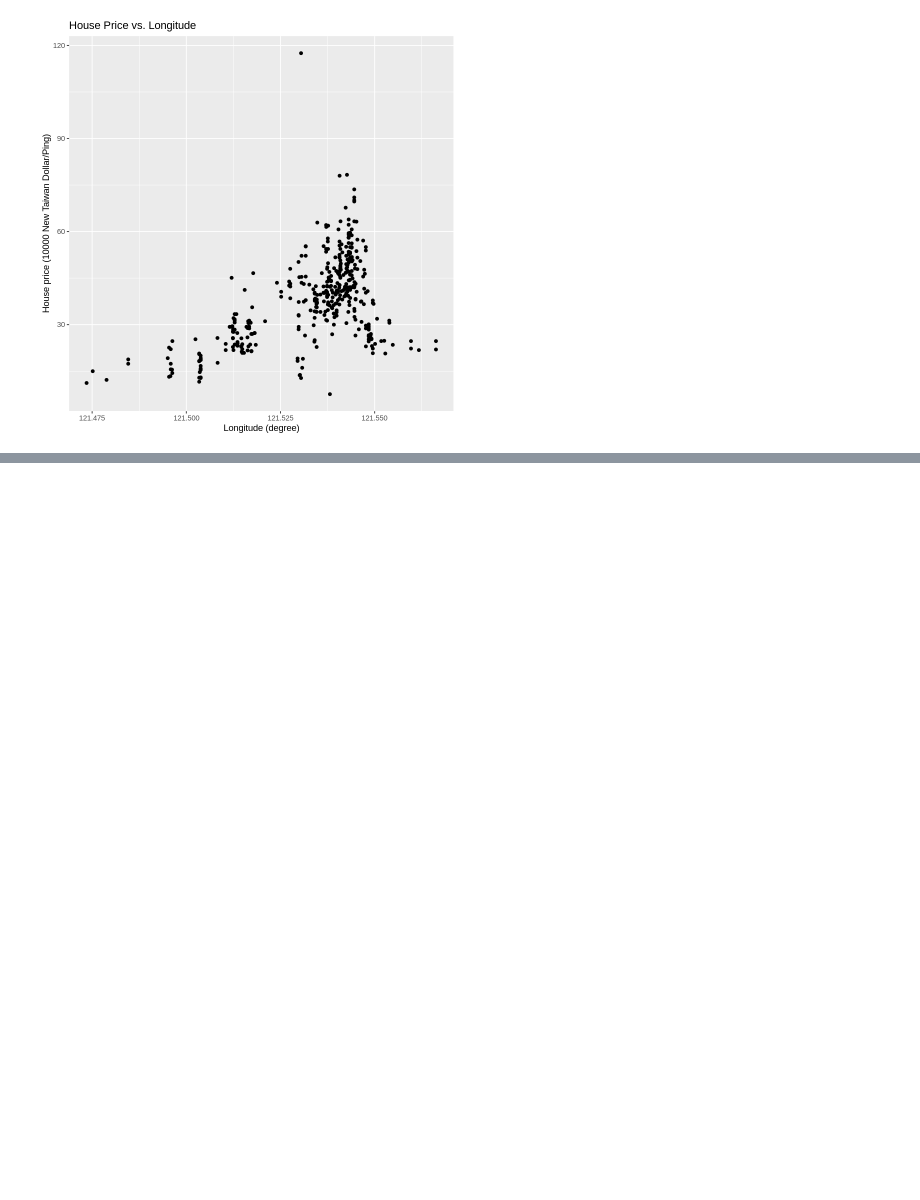
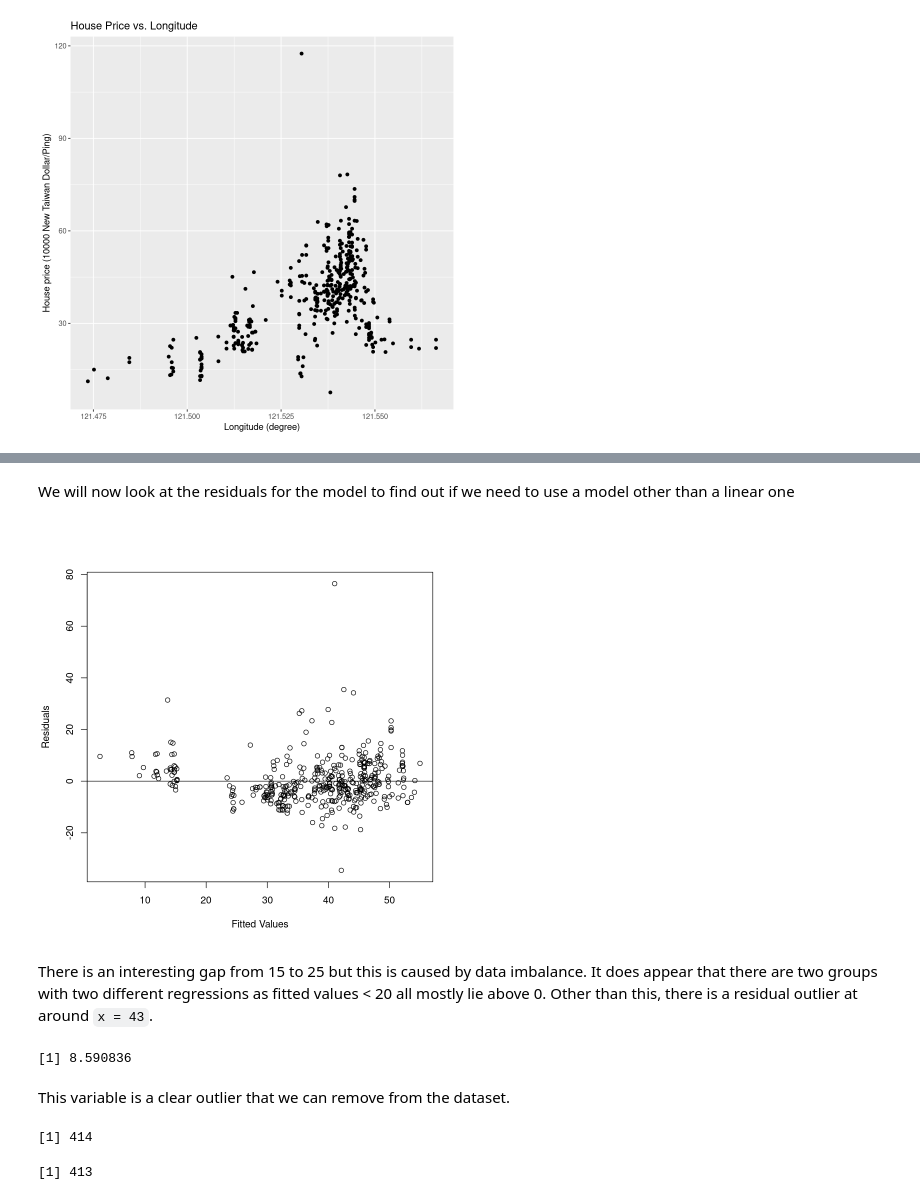
Before and after one commit to KolCrooks/stat306_project, a Jupyter notebook: Project.ipynb, the cells around one changed output, grey strips where cells are left out. Cells and saved outputs as stored; diff of their text form; code cells hidden in the pictures; blank space fills up the shorter version.

Commit message:
did regressions

```diff
--- a/Project.ipynb
+++ b/Project.ipynb
@@ -156,0 +156,4 @@ A matrix: 7 × 7 of type dbl
+# %%
+reg <- lm(house_price ~ house_age + nearest_station + num_convenience + lat + lon, data = real_estate)
+sum <- summary(reg)
+sum
@@ -156,0 +178,23 @@ A matrix: 7 × 7 of type dbl
+# %% [markdown]
+We will now look at the residuals for the model to find out if we need to use a model other than a linear one
+# %%
+plot(fitted(reg), resid(reg), xlab = "Fitted Values", ylab = "Residuals")
+abline(0,0)
+# %% [output]
+[figure, added]
+# %% [markdown]
+There is an interesting gap from 15 to 25 but this is caused by data imbalance. It does appear that there are two groups with two different regressions as fitted values < 20 all mostly lie above 0. Other than this, there is a residual outlier at around `x = 43`.
+# %%
+std.res <- rstandard(reg)
+max(std.res)
+# %% [output]
+[1] 8.590836
+# %% [markdown]
+This variable is a clear outlier that we can remove from the dataset.
+# %%
+real_estate_modified = real_estate[std.res != max(std.res),]
+nrow(real_estate)
+nrow(real_estate_modified)
+# %% [output]
+[1] 414
+[1] 413
```
Also changed, not shown: parts of 8 cells of this notebook.
